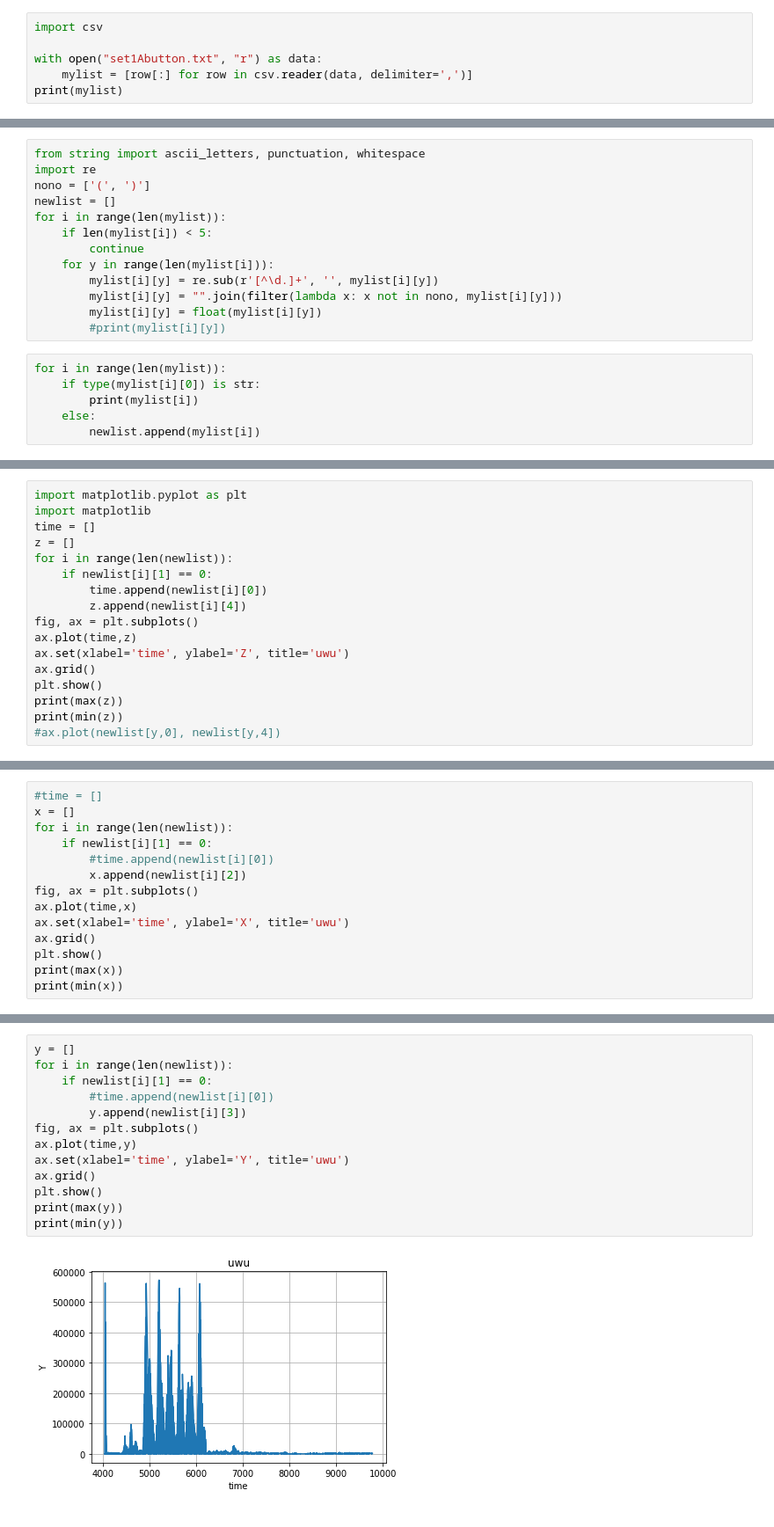
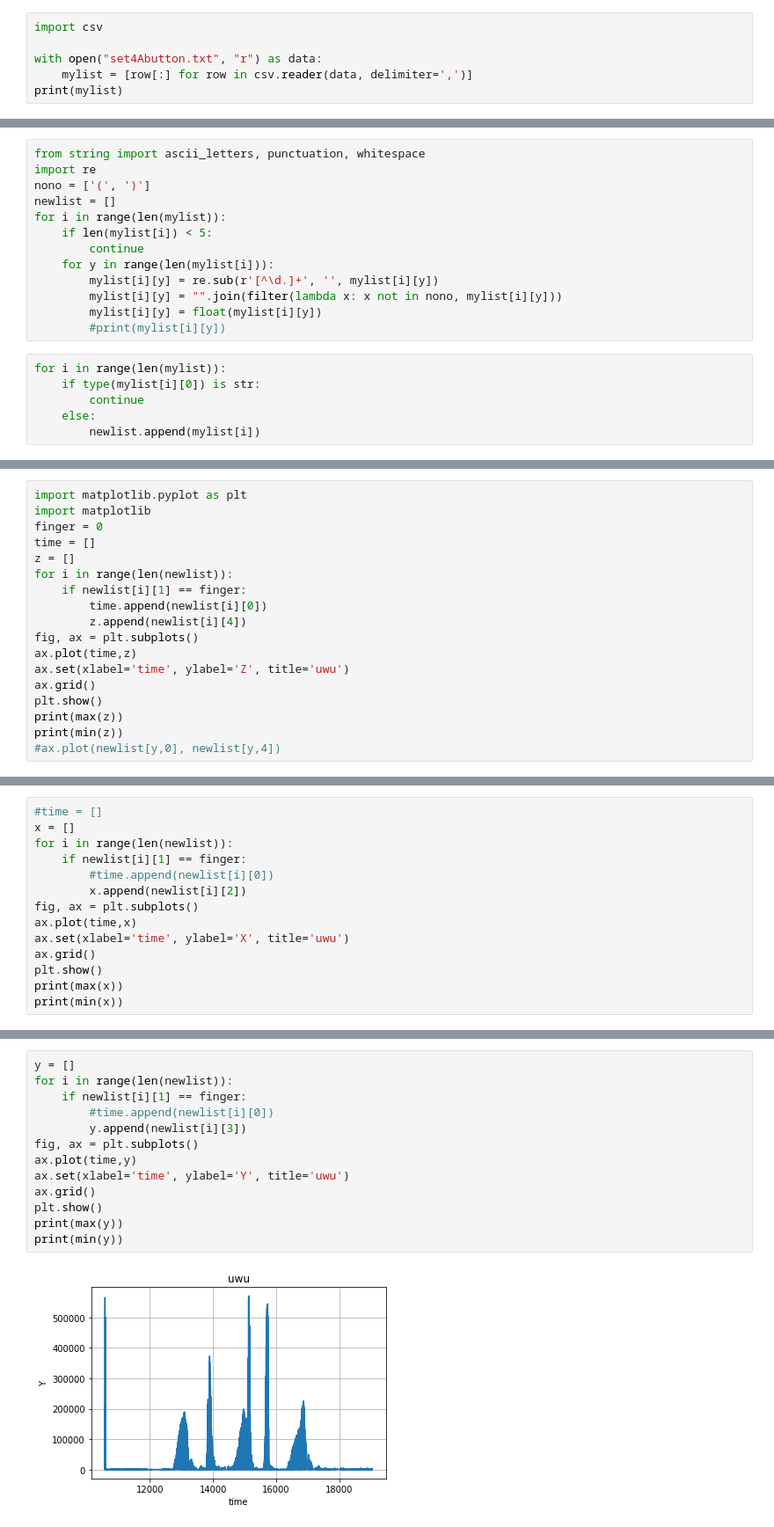
Before and after one commit to jnunez101/TapVRap, a Jupyter notebook: Data/TheData.ipynb, the cells around one changed output, grey strips where cells are left out. Shown at 88% size. Drawn from its saved outputs; the diff is of its cells as text.

```diff
--- a/Data/TheData.ipynb
+++ b/Data/TheData.ipynb
@@ -1,7 +1,7 @@
 # %%
 import csv
 
-with open("set1Abutton.txt", "r") as data:
+with open("set4Abutton.txt", "r") as data:
     mylist = [row[:] for row in csv.reader(data, delimiter=',')]
 print(mylist)
 # %% [output]
@@ -22,6 +22,6 @@ for i in range(len(mylist)):
 # %%
 for i in range(len(mylist)):
     if type(mylist[i][0]) is str:
-        print(mylist[i])
+        continue
     else:
         newlist.append(mylist[i])
@@ -55,10 +37,11 @@ print(Sort(newlist))
 # %%
 import matplotlib.pyplot as plt
 import matplotlib
+finger = 0
 time = []
 z = []
 for i in range(len(newlist)):
-    if newlist[i][1] == 0:
+    if newlist[i][1] == finger:
         time.append(newlist[i][0])
         z.append(newlist[i][4])
 fig, ax = plt.subplots()
@@ -77,7 +60,7 @@ print(min(z))
 #time = []
 x = []
 for i in range(len(newlist)):
-    if newlist[i][1] == 0:
+    if newlist[i][1] == finger:
         #time.append(newlist[i][0])
         x.append(newlist[i][2])
 fig, ax = plt.subplots()
@@ -94,15 +77,15 @@ print(min(x))
 # %%
 y = []
 for i in range(len(newlist)):
-    if newlist[i][1] == 0:
+    if newlist[i][1] == finger:
         #time.append(newlist[i][0])
         y.append(newlist[i][3])
 fig, ax = plt.subplots()
 ax.plot(time,y)
 ax.set(xlabel='time', ylabel='Y', title='uwu')
 ax.grid()
 plt.show()
 print(max(y))
 print(min(y))
 # %% [output]
-[figure, old version]
+[figure, new version]
```
Also changed, not shown: parts of 8 cells of this notebook, 1 other file.
